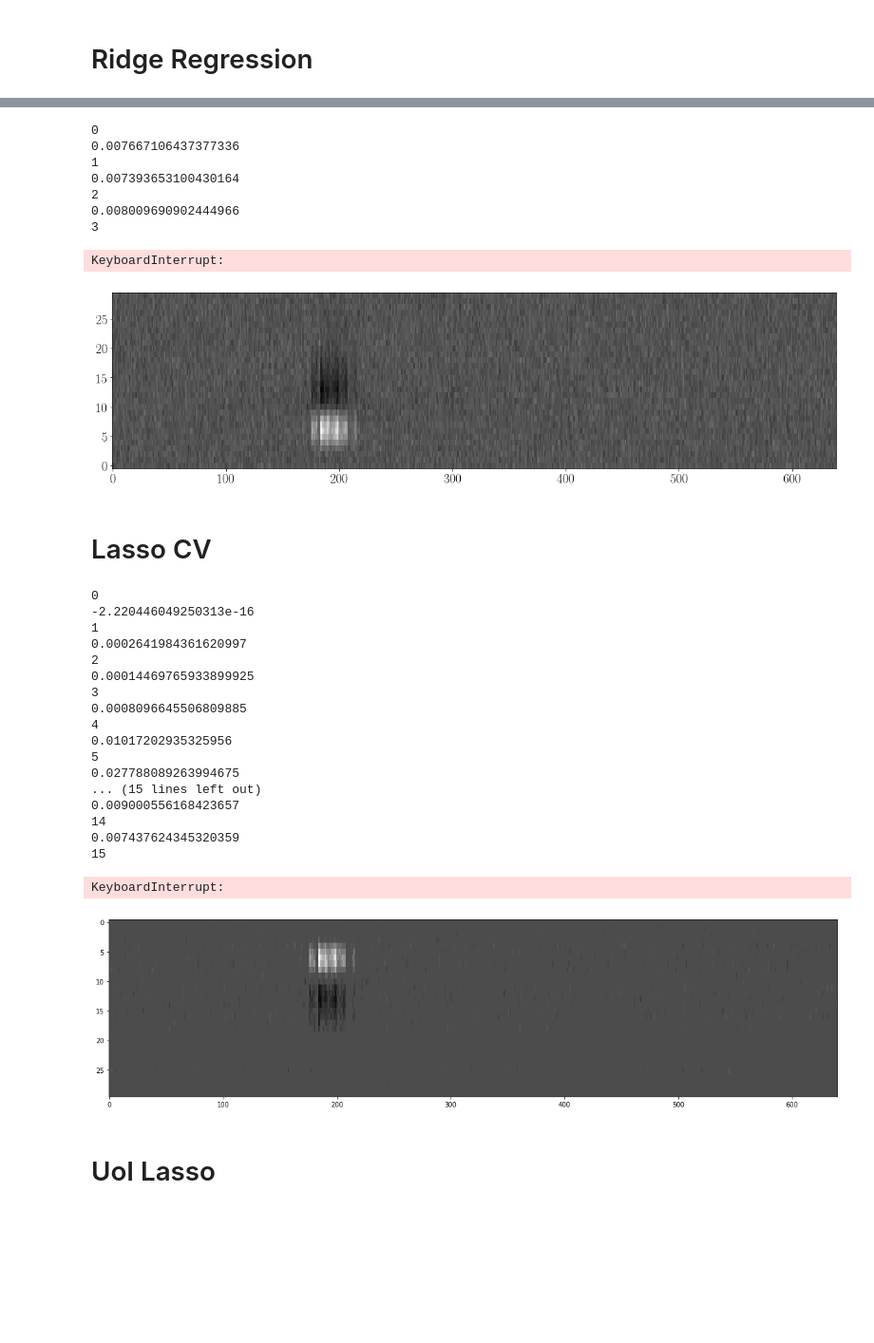
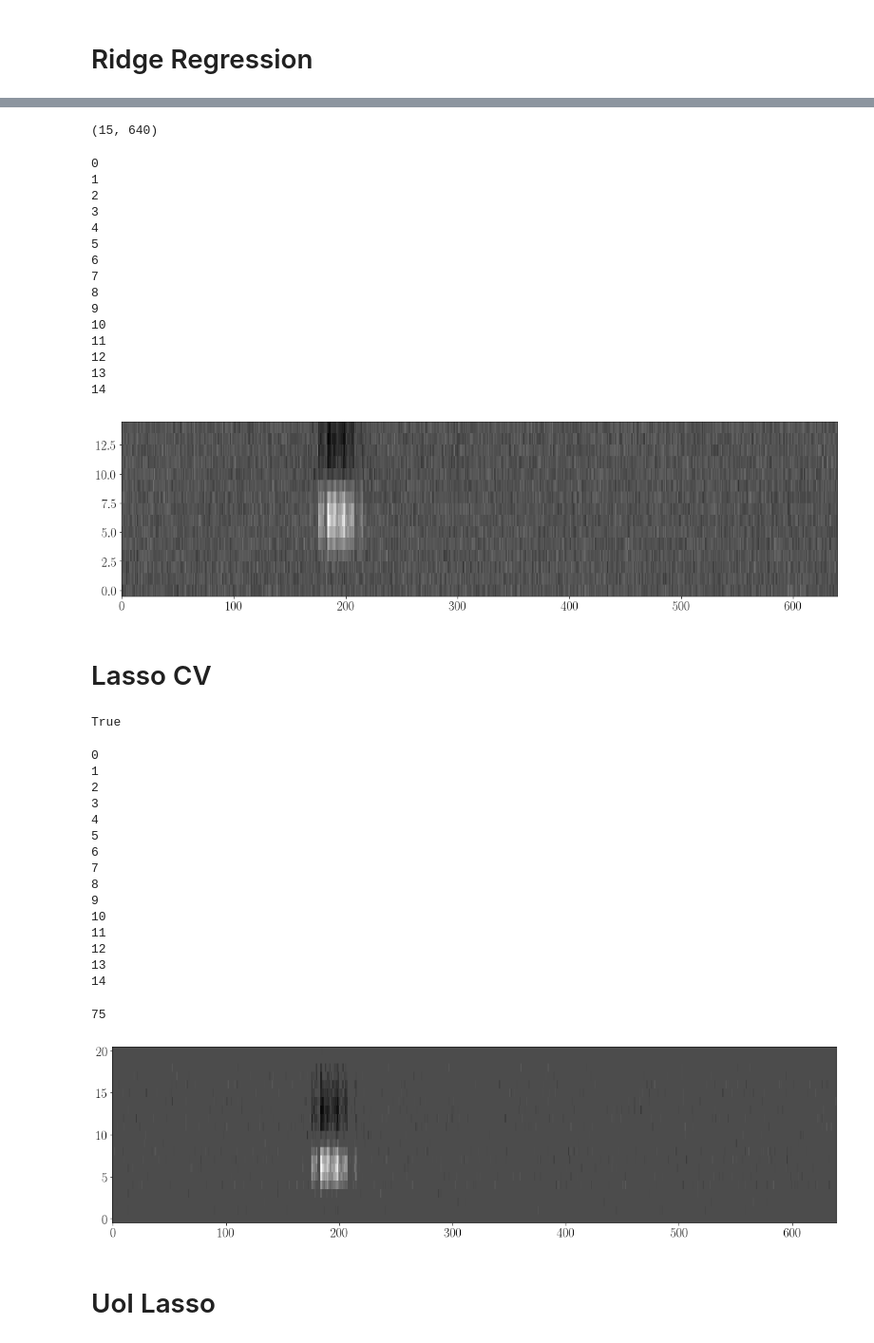
Before and after one commit to pssachdeva/uoi-neuro, a Jupyter notebook: retina_strf/1d_strf.ipynb, the cells around one changed output, grey strips where cells are left out. Shown at 95% size. Drawn from its saved outputs; the diff is of its cells as text; code cells hidden in the pictures; blank space fills up the shorter version.

```diff
--- a/retina_strf/1d_strf.ipynb
+++ b/retina_strf/1d_strf.ipynb
@@ -12,2 +14,7 @@ from PyUoI.UoI_Lasso import UoI_Lasso
 
 %matplotlib inline
+# %%
+retina = Retina(
+    data_path='data/20080516_R1.mat',
+    random_path='data/ran1.bin'
+)
@@ -22,6 +60,7 @@ n_cells = np.asscalar(np.asscalar(f['datainfo']).Ncell)
 # %%
 # choose recording number
 recording = 0
+window_length = 0.35 # in seconds
 
 # extract session
 session = sessions[recording]
@@ -31,9 +70,14 @@ n_frames = np.asscalar(session.Nframes)
 frame_length = np.asscalar(session.frame)
 onset = np.asscalar(session.onset)
 
-window_length = 0.5 # in seconds
 n_frames_per_window = int(np.round(window_length/frame_length))
 
 # timepoints
 t = np.arange(n_frames) * frame_length + onset
 N = t.size - 1
+
+# n features
+params = np.asscalar(session.param)
+Nx = np.asscalar(params.x)/np.asscalar(params.dx)
+Ny = np.asscalar(params.y)/np.asscalar(params.dy)
+m = int(Nx * Ny)
@@ -143,0 +189,4 @@ ax.set_aspect('auto')
+# %%
+ridge_strf.shape
+# %% [output]
+(15, 640)
@@ -152,25 +203,38 @@ for window in range(n_frames_per_window):
     )
     ridge.fit(stims.T, responses_copy[:, 0])
     ridge_strf[window, :] = ridge.coef_.T
-    print(r2_score(responses_copy[:, 0], ridge.predict(stims.T)))
+    #print(r2_score(responses_copy[:, 0], ridge.predict(stims.T)))
     responses_copy = np.roll(responses_copy, -1, axis=0)
 # %% [output]
 0
-0.007667106437377336
 1
-0.007393653100430164
 2
-0.008009690902444966
 3
+4
+5
+6
+7
+8
+9
+10
+11
+12
+13
+14
-KeyboardInterrupt:
 # %%
 fig, ax = plt.subplots(figsize=(20, 5))
-ax.imshow(ridge_strf[:, :], cmap='gray')
+ax.imshow(ridge_strf, cmap='gray')
 ax.set_aspect('auto')
 # %% [output]
-[figure, old version]
+[figure, new version]
 # %% [markdown]
 # Lasso CV
+# %%
+gimme = retina.calculate_strf_for_neurons(method='Lasso', recording=recording, window_length=window_length, cells=0)
+# %%
+np.all(gimme[0] == lasso_strf)
+# %% [output]
+True
 # %%
 lasso_strf = np.zeros((n_frames_per_window, m))
 responses_copy = np.copy(responses)
@@ -183,33 +247,34 @@ for window in range(n_frames_per_window):
     )
     lasso.fit(stims.T, responses_copy[:, 0])
     lasso_strf[window, :] = lasso.coef_.T
-    print(r2_score(responses_copy[:, 0], lasso.predict(stims.T)))
     responses_copy = np.roll(responses_copy, -1, axis=0)
+    #print(r2_score(responses_copy[:, 0], lasso.predict(stims.T)))
 # %% [output]
 0
--2.220446049250313e-16
 1
-0.0002641984361620997
 2
-0.00014469765933899925
 3
-0.0008096645506809885
 4
-0.01017202935325956
 5
-0.027788089263994675
-... (15 lines left out)
-0.009000556168423657
+6
+7
+8
+9
+10
+11
+12
+13
 14
-0.007437624345320359
-15
-KeyboardInterrupt:
+# %%
+np.count_nonzero(lasso_strf[0, :])
+# %% [output]
+75
 # %%
 fig, ax = plt.subplots(figsize=(20, 5))
-ax.imshow(lasso_strf[:, :], cmap='gray')
+ax.imshow(gimme[0], cmap='gray')
 ax.set_aspect('auto')
 # %% [output]
-[figure, old version]
+[figure, new version]
 # %% [markdown]
 # UoI Lasso
 # %%
```
Also changed, not shown: parts of 34 cells of this notebook, 4 other files.
